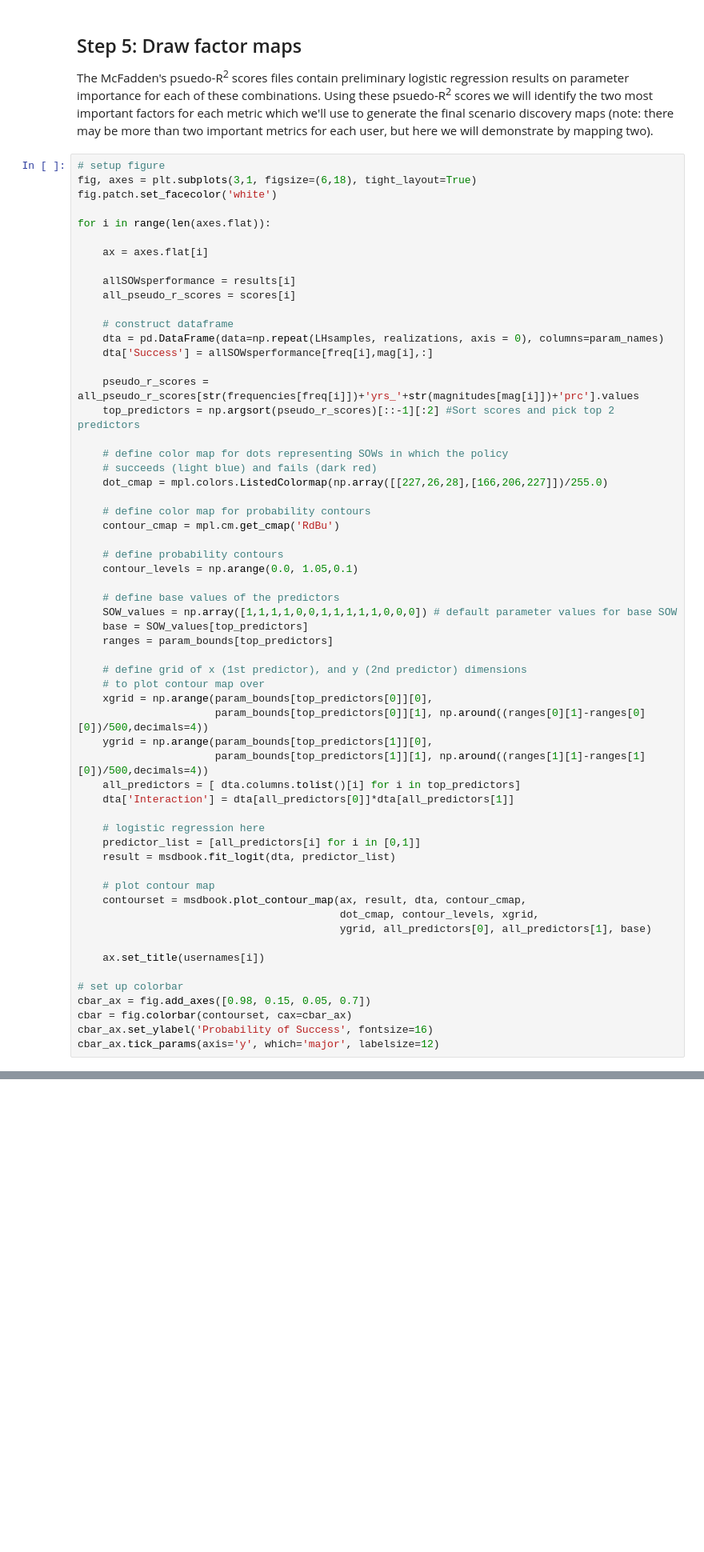
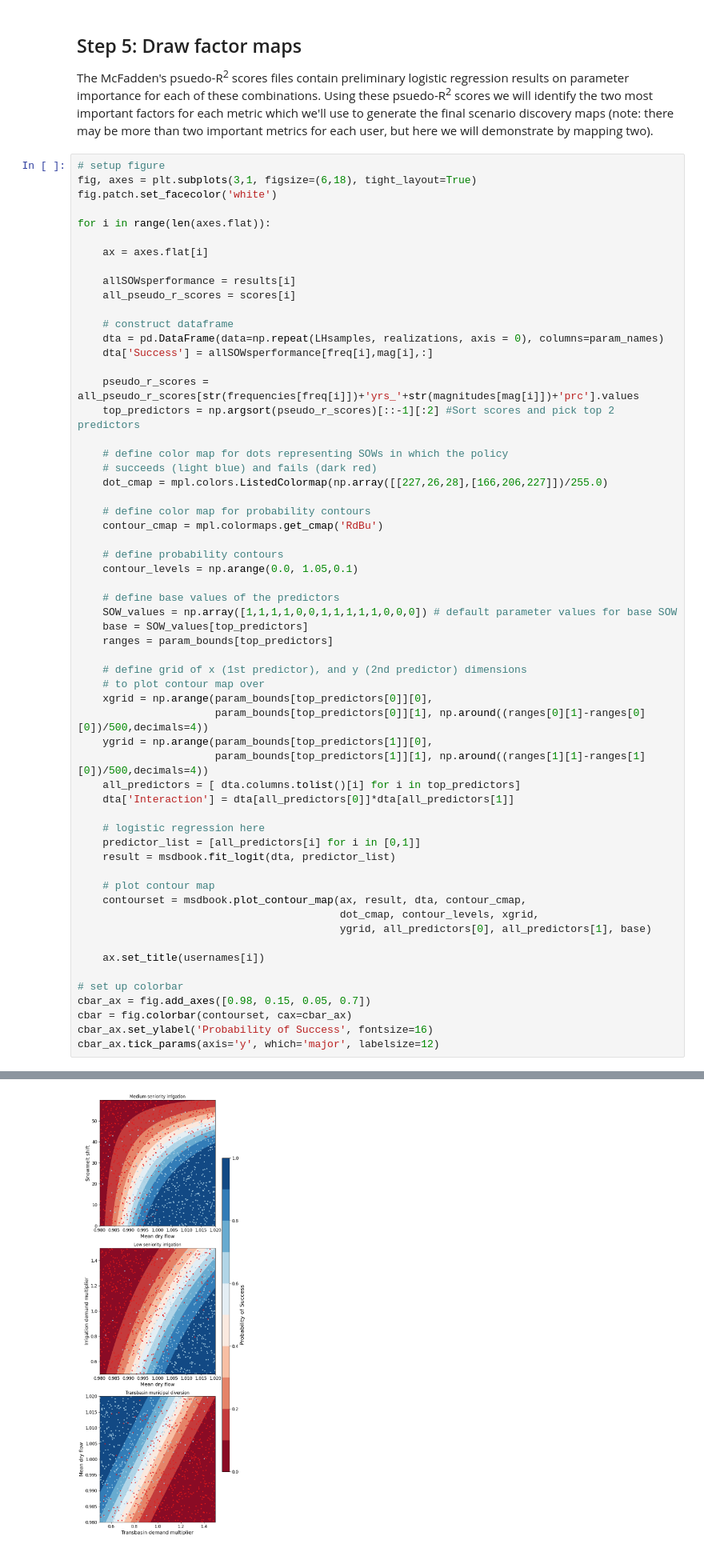
Before and after one commit to IMMM-SFA/msd_uncertainty_ebook, a Jupyter notebook: notebooks/basin_users_logistic_regression.ipynb, the cells around one changed output, grey strips where cells are left out. Shown at 80% size. Cells and saved outputs as stored; diff of their text form; blank space fills up the shorter version.

Commit message:
fix get_cmap()

```diff
--- a/notebooks/basin_users_logistic_regression.ipynb
+++ b/notebooks/basin_users_logistic_regression.ipynb
@@ -119,7 +121,7 @@ for i in range(len(axes.flat)):
     dot_cmap = mpl.colors.ListedColormap(np.array([[227,26,28],[166,206,227]])/255.0)
 
     # define color map for probability contours
-    contour_cmap = mpl.cm.get_cmap('RdBu')
+    contour_cmap = mpl.colormaps.get_cmap('RdBu')
 
     # define probability contours
     contour_levels = np.arange(0.0, 1.05,0.1)
@@ -154,3 +156,4 @@ cbar_ax = fig.add_axes([0.98, 0.15, 0.05, 0.7])
 cbar = fig.colorbar(contourset, cax=cbar_ax)
 cbar_ax.set_ylabel('Probability of Success', fontsize=16)
 cbar_ax.tick_params(axis='y', which='major', labelsize=12)
+# %% [output]
@@ -157,3 +169,4 @@ cbar_ax.tick_params(axis='y', which='major', labelsize=12)
+[figure, added]
 # %% [markdown]
 The figure above demonstrates how different combinations of the uncertain factors lead to success or failure in different states of the world, which are denoted by the blue and red dots respectively. The probability of success and failure are further denoted by the contours in the figure. Several insights can be drawn from this figure.
 
```
Also changed, not shown: parts of 2 cells of this notebook, 1 other file.
